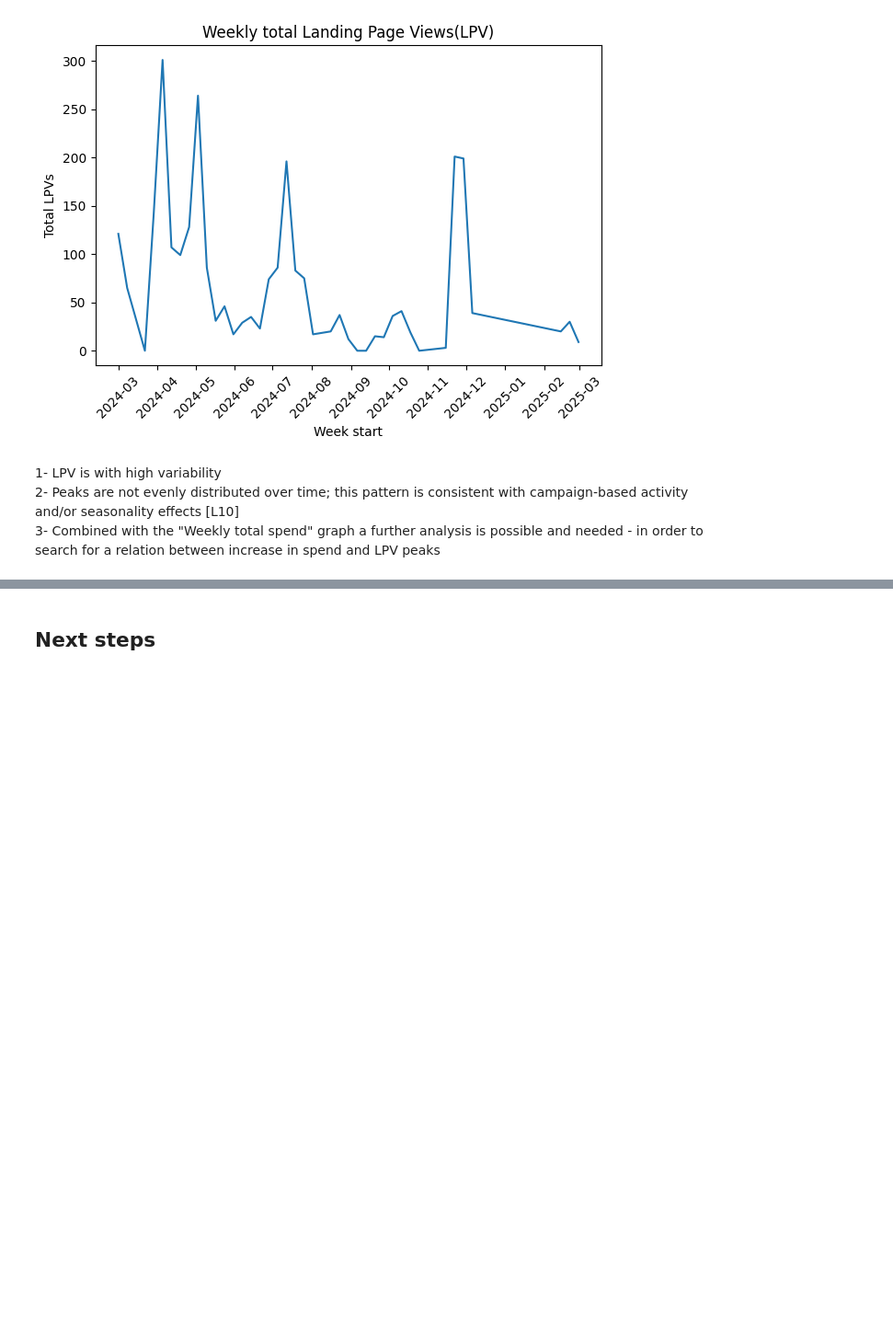
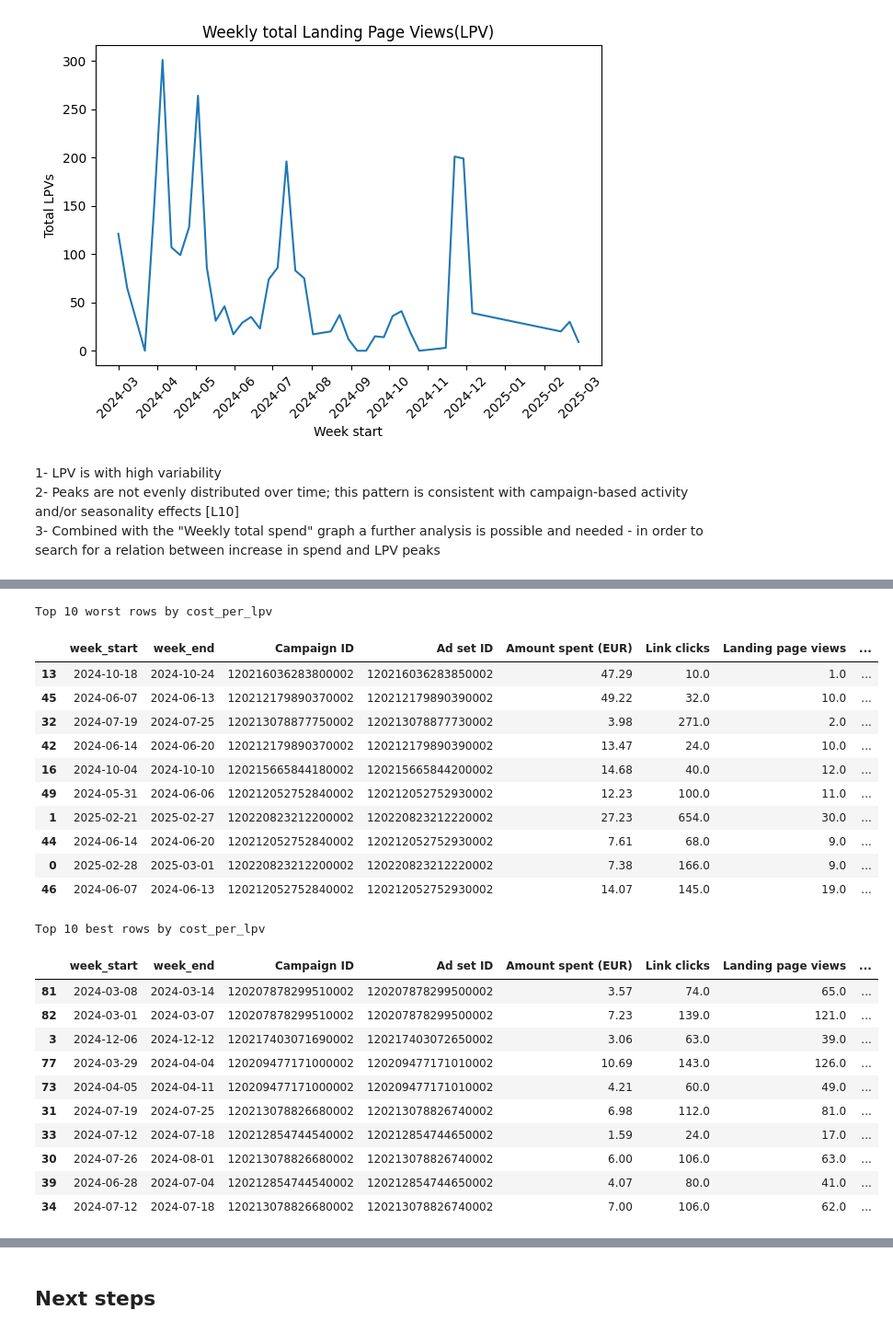
Before and after one commit to AleksM654/project, a Jupyter notebook: notebooks/digital_marketing_budget_allocation_under_uncertainty.ipynb, the cells around one changed output, grey strips where cells are left out. Shown at 92% size. Saved outputs shown, nothing was run; the diff lists cells and outputs as text; code cells hidden in the pictures; blank space fills up the shorter version.

Commit message:
dosc: added outlier analysis, uncertainty notes

```diff
--- a/notebooks/digital_marketing_budget_allocation_under_uncertainty.ipynb
+++ b/notebooks/digital_marketing_budget_allocation_under_uncertainty.ipynb
@@ -228,3 +228,19 @@ plt.show()
 2- Peaks are not evenly distributed over time; this pattern is consistent with campaign-based activity and/or seasonality effects [L10]
 <br>
 3- Combined with the "Weekly total spend" graph a further analysis is possible and needed - in order to search for a relation between increase in spend and LPV peaks
+# %%
+# Outlier inspection: best vs worst weeks by cost_per_lpv
+# Identify which Week × Ad set rows are the most/least efficient in terms of spend per LPV
+
+cols = ["week_start", "week_end",
+        "Campaign ID", "Ad set ID",
+        "Amount spent (EUR)", "Link clicks", "Landing page views",
+        "cost_per_lpv", "lpv_rate", "link_ctr"]
+# Sort by cost_per_lpv descending to find the least efficient rows (highest EUR per LPV)
+top10 = df.sort_values("cost_per_lpv", ascending=False)[cols].head(10)
+
+# Sort by cost_per_lpv ascending to find the most efficient rows (lowest EUR per LPV)
+bottom10 = df.sort_values("cost_per_lpv", ascending=True)[cols].head(10)
+
+# Display both tables so we can compare extreme cases and decide how to treat outliers later
+top10, bottom10
@@ -230,0 +265,50 @@ plt.show()
+# %%
+# For better readability, an extraction and display the Top/Bottom 10 rows by cost_per_lpv is made.
+
+top10 = df.sort_values("cost_per_lpv", ascending=False)[cols].head(10)
+bottom10 = df.sort_values("cost_per_lpv", ascending=True)[cols].head(10)
+# %%
+# Display settings (formatting only; does not change data)
+pd.set_option("display.max_columns", None)
+pd.set_option("display.width", 140)
+pd.set_option("display.max_colwidth", 30)
+
+top10_display = top10.copy()
+bottom10_display = bottom10.copy()
+
+for t in (top10_display, bottom10_display):
+    t["Amount spent (EUR)"] = t["Amount spent (EUR)"].round(2)
+    t["cost_per_lpv"] = t["cost_per_lpv"].round(3)
+    t["lpv_rate"] = t["lpv_rate"].round(3)
+    t["link_ctr"] = t["link_ctr"].round(4)
+
+print("Top 10 worst rows by cost_per_lpv")
+display(top10_display)
+
+print("Top 10 best rows by cost_per_lpv")
+display(bottom10_display)
+# %% [output]
+Top 10 worst rows by cost_per_lpv
+|  | week_start | week_end | Campaign ID | Ad set ID | Amount spent (EUR) | Link clicks | Landing page views | ... |
+| 13 | 2024-10-18 | 2024-10-24 | 120216036283800002 | 120216036283850002 | 47.29 | 10.0 | 1.0 | ... |
+| 45 | 2024-06-07 | 2024-06-13 | 120212179890370002 | 120212179890390002 | 49.22 | 32.0 | 10.0 | ... |
+| 32 | 2024-07-19 | 2024-07-25 | 120213078877750002 | 120213078877730002 | 3.98 | 271.0 | 2.0 | ... |
+| 42 | 2024-06-14 | 2024-06-20 | 120212179890370002 | 120212179890390002 | 13.47 | 24.0 | 10.0 | ... |
+| 16 | 2024-10-04 | 2024-10-10 | 120215665844180002 | 120215665844200002 | 14.68 | 40.0 | 12.0 | ... |
+| 49 | 2024-05-31 | 2024-06-06 | 120212052752840002 | 120212052752930002 | 12.23 | 100.0 | 11.0 | ... |
+| 1 | 2025-02-21 | 2025-02-27 | 120220823212200002 | 120220823212220002 | 27.23 | 654.0 | 30.0 | ... |
+| 44 | 2024-06-14 | 2024-06-20 | 120212052752840002 | 120212052752930002 | 7.61 | 68.0 | 9.0 | ... |
+| 0 | 2025-02-28 | 2025-03-01 | 120220823212200002 | 120220823212220002 | 7.38 | 166.0 | 9.0 | ... |
+| 46 | 2024-06-07 | 2024-06-13 | 120212052752840002 | 120212052752930002 | 14.07 | 145.0 | 19.0 | ... |
+Top 10 best rows by cost_per_lpv
+|  | week_start | week_end | Campaign ID | Ad set ID | Amount spent (EUR) | Link clicks | Landing page views | ... |
+| 81 | 2024-03-08 | 2024-03-14 | 120207878299510002 | 120207878299500002 | 3.57 | 74.0 | 65.0 | ... |
+| 82 | 2024-03-01 | 2024-03-07 | 120207878299510002 | 120207878299500002 | 7.23 | 139.0 | 121.0 | ... |
+| 3 | 2024-12-06 | 2024-12-12 | 120217403071690002 | 120217403072650002 | 3.06 | 63.0 | 39.0 | ... |
+| 77 | 2024-03-29 | 2024-04-04 | 120209477171000002 | 120209477171010002 | 10.69 | 143.0 | 126.0 | ... |
+| 73 | 2024-04-05 | 2024-04-11 | 120209477171000002 | 120209477171010002 | 4.21 | 60.0 | 49.0 | ... |
+| 31 | 2024-07-19 | 2024-07-25 | 120213078826680002 | 120213078826740002 | 6.98 | 112.0 | 81.0 | ... |
+| 33 | 2024-07-12 | 2024-07-18 | 120212854744540002 | 120212854744650002 | 1.59 | 24.0 | 17.0 | ... |
+| 30 | 2024-07-26 | 2024-08-01 | 120213078826680002 | 120213078826740002 | 6.00 | 106.0 | 63.0 | ... |
+| 39 | 2024-06-28 | 2024-07-04 | 120212854744540002 | 120212854744650002 | 4.07 | 80.0 | 41.0 | ... |
+| 34 | 2024-07-12 | 2024-07-18 | 120213078826680002 | 120213078826740002 | 7.00 | 106.0 | 62.0 | ... |
```
Also changed, not shown: parts of 7 cells of this notebook.
